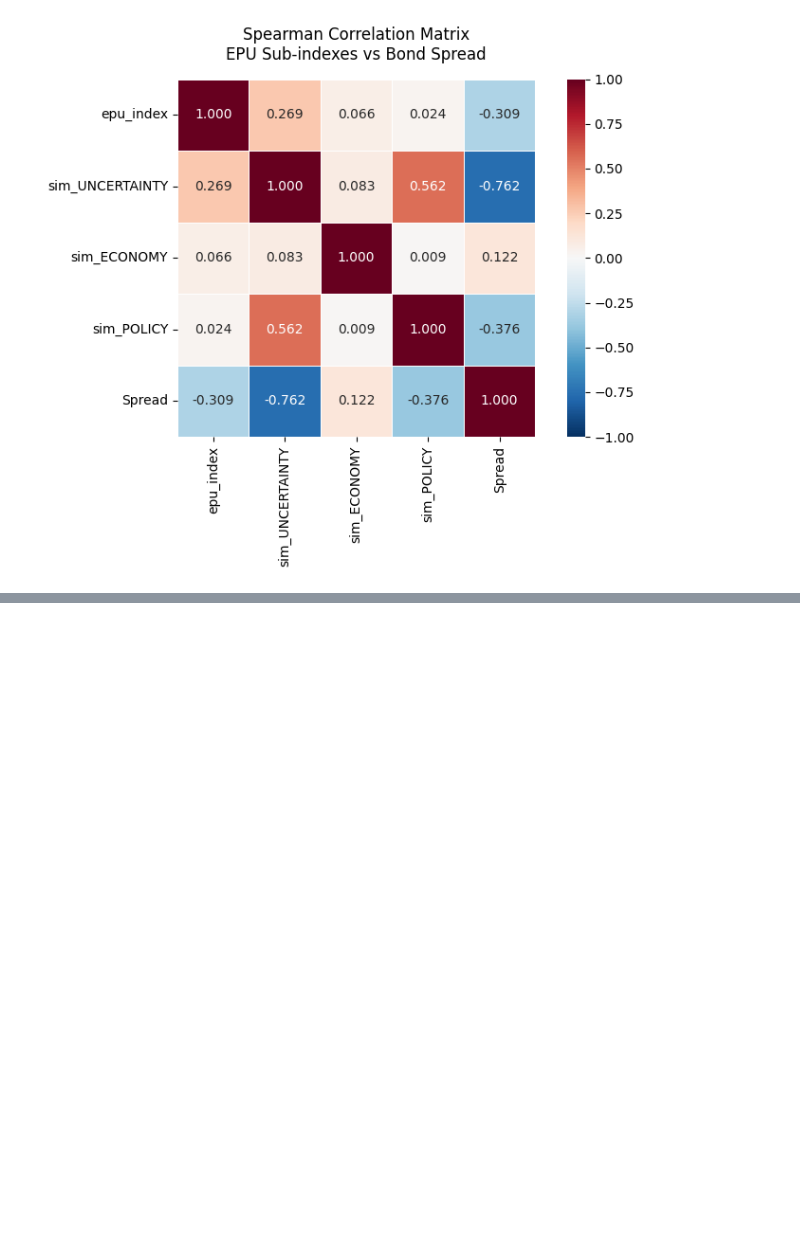
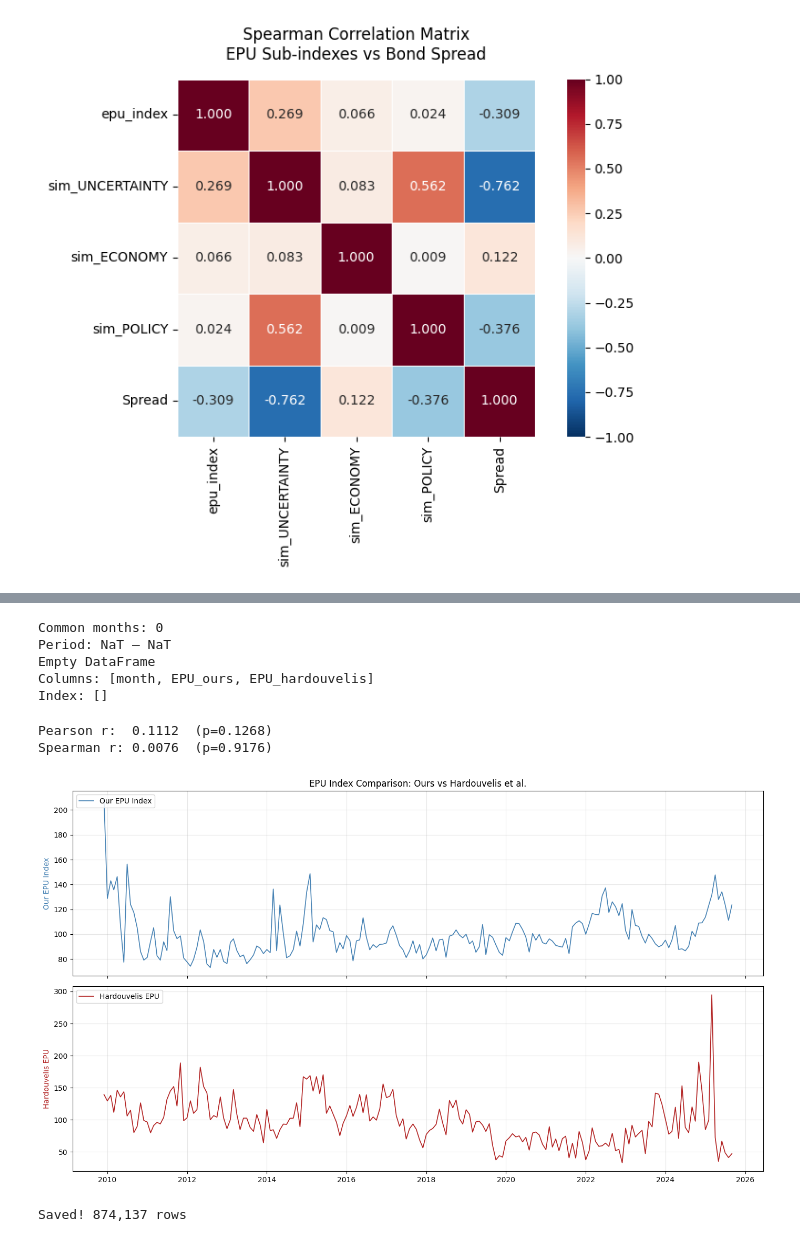
Before and after one commit to Swkratis210204/TextDataInEconomics, a Jupyter notebook: phase1/phase1.ipynb, the cells around one changed output, grey strips where cells are left out. Drawn from its saved outputs; the diff is of its cells as text; code cells hidden in the pictures; blank space fills up the shorter version.

```diff
--- a/phase1/phase1.ipynb
+++ b/phase1/phase1.ipynb
@@ -1414,3 +1414,8 @@ plt.savefig("heatmap_correlations.png", dpi=150, bbox_inches="tight")
 plt.show()
 # %% [output]
 [figure]
+# %%
+hkks_df = pd.read_excel(r"..\data\HKKS_Greece_Policy_Uncertainty_Data.xlsx")
+print(hkks_df.shape)
+print(hkks_df.head(10))
+print(hkks_df.columns.tolist())
@@ -1416,0 +1440,63 @@ plt.show()
+# %%
+import matplotlib.pyplot as plt
+
+# Προετοιμασία Hardouvelis data
+hkks_df["Date"] = pd.to_datetime(hkks_df["Date"])
+hkks_monthly = hkks_df[["Date", "EPU"]].rename(columns={"EPU": "EPU_hardouvelis"})
+
+# Μετατροπή του δικού μας weekly index σε monthly για σύγκριση
+merged_sorted["month"] = merged_sorted["week_dt"].dt.to_period("M").dt.to_timestamp()
+our_monthly = (
+    merged_sorted.groupby("month")["epu_index"]
+    .mean()
+    .reset_index()
+    .rename(columns={"epu_index": "EPU_ours"})
+)
+
+# Merge
+comparison = our_monthly.merge(hkks_monthly, left_on="month", right_on="Date", how="inner")
+comparison = comparison.drop(columns=["Date"])
+
+print(f"Common months: {len(comparison)}")
+print(f"Period: {comparison['month'].min()} – {comparison['month'].max()}")
+print(comparison[["month", "EPU_ours", "EPU_hardouvelis"]].tail(12))
+# %% [output]
+Common months: 0
+Period: NaT – NaT
+Empty DataFrame
+Columns: [month, EPU_ours, EPU_hardouvelis]
+Index: []
+# %%
+# Correlation μεταξύ των δύο indexes
+pr, pp = stats.pearsonr(comparison["EPU_ours"], comparison["EPU_hardouvelis"])
+sr, sp = stats.spearmanr(comparison["EPU_ours"], comparison["EPU_hardouvelis"])
+
+print(f"Pearson r:  {pr:.4f}  (p={pp:.4f})")
+print(f"Spearman r: {sr:.4f}  (p={sp:.4f})")
+
+# Plot
+fig, (ax1, ax2) = plt.subplots(2, 1, figsize=(14, 8), sharex=True)
+
+ax1.plot(comparison["month"], comparison["EPU_ours"], color="steelblue", linewidth=1.2, label="Our EPU Index")
+ax1.set_ylabel("Our EPU Index", color="steelblue")
+ax1.legend(loc="upper left")
+ax1.grid(alpha=0.3)
+ax1.set_title("EPU Index Comparison: Ours vs Hardouvelis et al.")
+
+ax2.plot(comparison["month"], comparison["EPU_hardouvelis"], color="firebrick", linewidth=1.2, label="Hardouvelis EPU")
+ax2.set_ylabel("Hardouvelis EPU", color="firebrick")
+ax2.legend(loc="upper left")
+ax2.grid(alpha=0.3)
+
+plt.tight_layout()
+plt.savefig("epu_comparison.png", dpi=150, bbox_inches="tight")
+plt.show()
+# %% [output]
+Pearson r:  0.1112  (p=0.1268)
+Spearman r: 0.0076  (p=0.9176)
+[figure, added]
+# %%
+df.to_csv(r"..\data\df_preprocessed.csv", index=False, encoding="utf-8-sig")
+print(f"Saved! {len(df):,} rows")
+# %% [output]
+Saved! 874,137 rows
```
Also changed, not shown: parts of 1 cell of this notebook, 2 other files.
